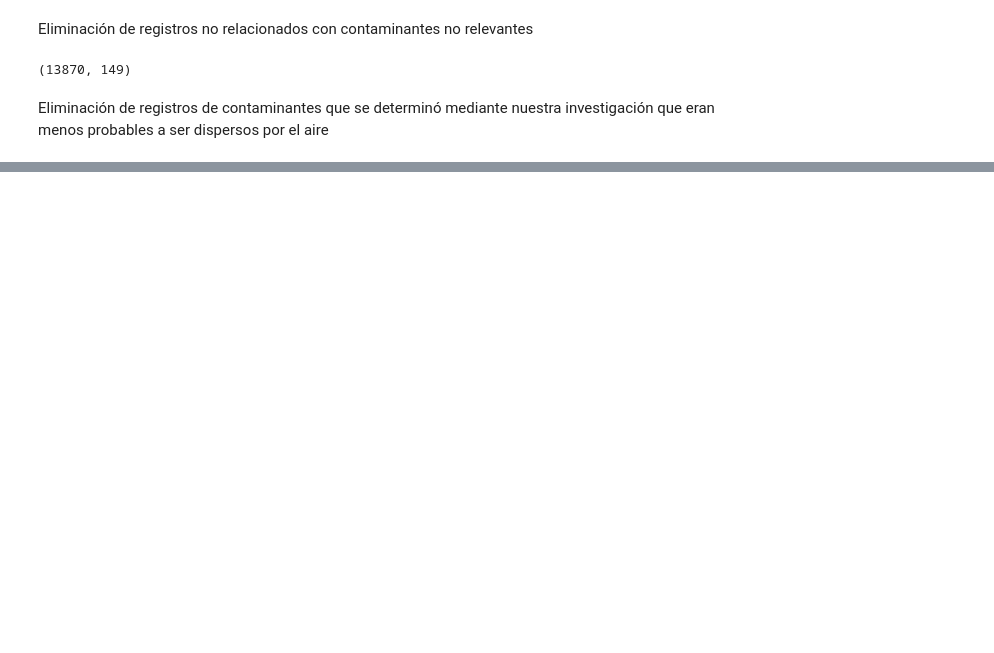
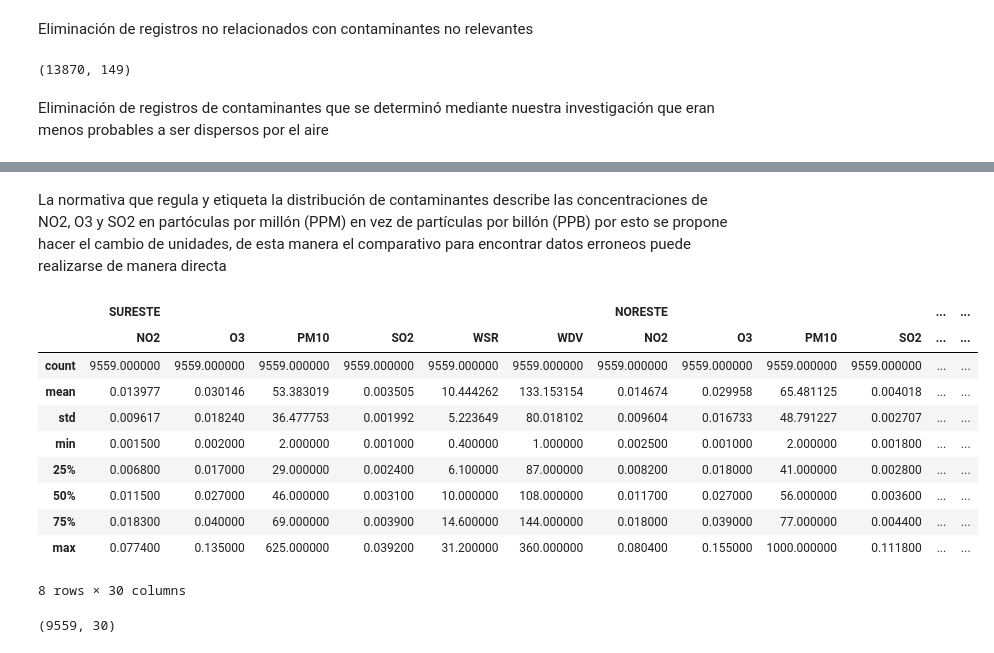
Before and after one commit to JuanjoBelt/MA2003B-PollutantFlowInTheWind, a Jupyter notebook: FiltradoColumnas.ipynb, the cells around one changed output, grey strips where cells are left out. Drawn from its saved outputs; the diff is of its cells as text; code cells hidden in the pictures; blank space fills up the shorter version.

```diff
--- a/FiltradoColumnas.ipynb
+++ b/FiltradoColumnas.ipynb
@@ -89,0 +279,27 @@ filtered_df.to_csv("ContaminantesFiltrados.csv")
+# %% [markdown]
+La normativa que regula y etiqueta la distribución de contaminantes describe las concentraciones de NO2, O3 y SO2 en partóculas por millón (PPM) en vez de partículas por billón (PPB) por esto se propone hacer el cambio de unidades, de esta manera el comparativo para encontrar datos erroneos puede realizarse de manera directa
+# %%
+headers_to_divide = ["NO2", "O3", "SO2"]
+
+for col in df_cleaned.columns:
+    group, col_name = col
+    if col_name in headers_to_divide:
+        df_cleaned[col] = df_cleaned[col] / 1000
+
+df_cleaned.describe()
+# %% [output]
+|  | SURESTE |  |  |  |  |  | NORESTE |  |  |  | ... | ... |
+|  | NO2 | O3 | PM10 | SO2 | WSR | WDV | NO2 | O3 | PM10 | SO2 | ... | ... |
+| count | 9559.000000 | 9559.000000 | 9559.000000 | 9559.000000 | 9559.000000 | 9559.000000 | 9559.000000 | 9559.000000 | 9559.000000 | 9559.000000 | ... | ... |
+| mean | 0.013977 | 0.030146 | 53.383019 | 0.003505 | 10.444262 | 133.153154 | 0.014674 | 0.029958 | 65.481125 | 0.004018 | ... | ... |
+| std | 0.009617 | 0.018240 | 36.477753 | 0.001992 | 5.223649 | 80.018102 | 0.009604 | 0.016733 | 48.791227 | 0.002707 | ... | ... |
+| min | 0.001500 | 0.002000 | 2.000000 | 0.001000 | 0.400000 | 1.000000 | 0.002500 | 0.001000 | 2.000000 | 0.001800 | ... | ... |
+| 25% | 0.006800 | 0.017000 | 29.000000 | 0.002400 | 6.100000 | 87.000000 | 0.008200 | 0.018000 | 41.000000 | 0.002800 | ... | ... |
+| 50% | 0.011500 | 0.027000 | 46.000000 | 0.003100 | 10.000000 | 108.000000 | 0.011700 | 0.027000 | 56.000000 | 0.003600 | ... | ... |
+| 75% | 0.018300 | 0.040000 | 69.000000 | 0.003900 | 14.600000 | 144.000000 | 0.018000 | 0.039000 | 77.000000 | 0.004400 | ... | ... |
+| max | 0.077400 | 0.135000 | 625.000000 | 0.039200 | 31.200000 | 360.000000 | 0.080400 | 0.155000 | 1000.000000 | 0.111800 | ... | ... |
+8 rows × 30 columns
+# %%
+df_cleaned.shape
+# %% [output]
+(9559, 30)
```
Also changed, not shown: parts of 24 cells of this notebook, 1 other file.
